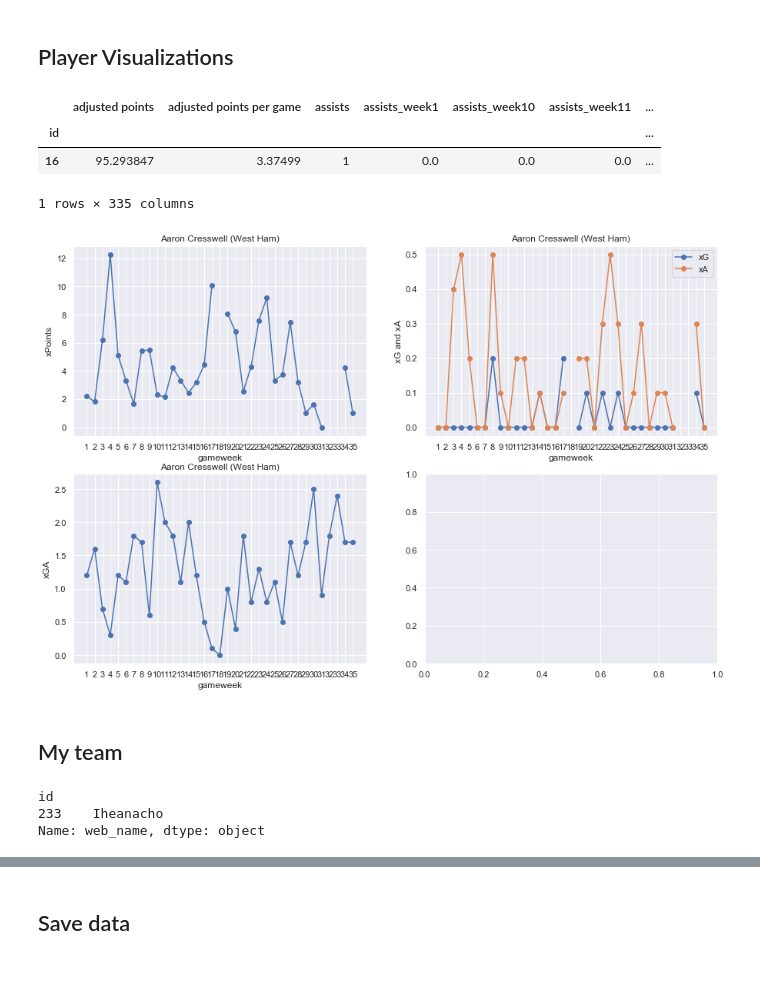
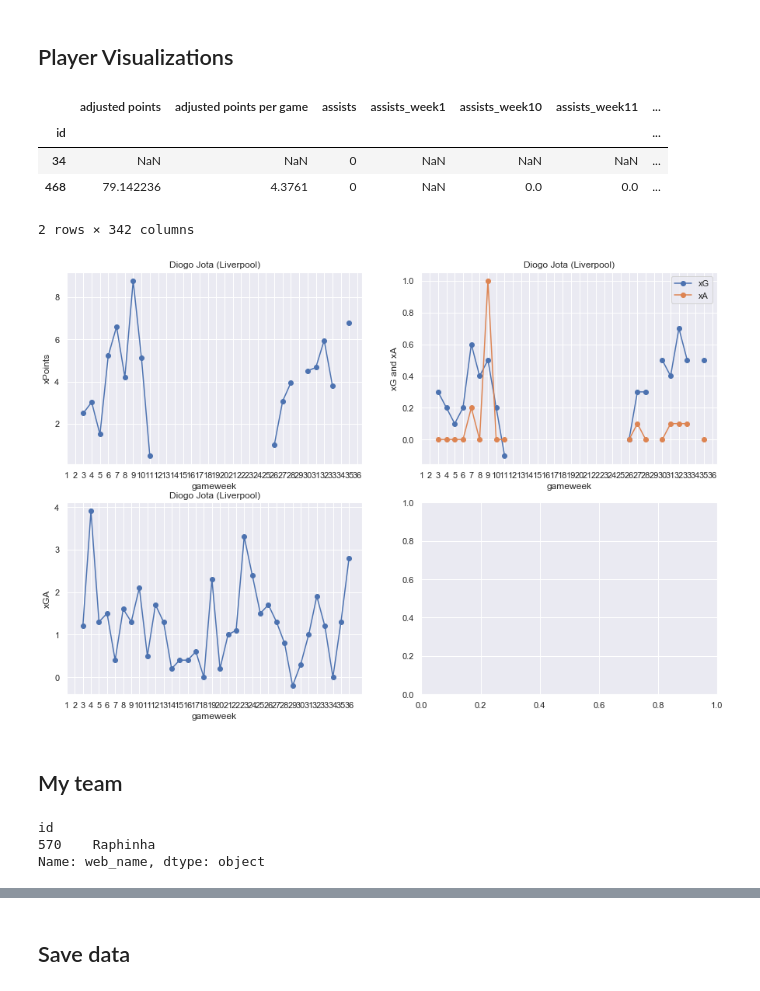
Before and after one commit to jaksticks/Fantasy-Premier-League, a Jupyter notebook: notebooks/4. playerEvaluation.ipynb, the cells around one changed output, grey strips where cells are left out. Saved outputs shown, nothing was run; the diff lists cells and outputs as text; code cells hidden in the pictures.

```diff
--- a/notebooks/4. playerEvaluation.ipynb
+++ b/notebooks/4. playerEvaluation.ipynb
@@ -4,7 +4,7 @@
 Here we compare players based on their adjusted points. Also, we calculate some useful metrics using the adjusted points to further evaluate player performance in FPL.
 # %%
 # recent gameweek
-gameweek = 35
+gameweek = 36
 # %%
 # import basic libraries
 import pandas as pd
@@ -302,52 +302,53 @@ for i in range(1,gameweek+1):
 #display(column_xPoints)
 # %%
 # find player index
-name_string = 'Holding'
+name_string = 'Jota'
 playersFound = df[df['web_name'].str.contains(name_string)]
 display(playersFound)
 # plot xPoints over time
 #ix = playersFound.index[0]
-ix = 435
+ix = 468
 
 fig,ax = plt.subplots(2,2,figsize=(15,10))
 
 ax[0,0].plot(game_weeks, df.loc[ix,column_xPoints], marker='o')
 title_string = df.loc[ix,'first_name'] + ' ' + df.loc[ix,'second_name'] + ' (' + df.loc[ix,'team_name'] + ')'
 ax[0,0].set_title(title_string)
 ax[0,0].set_xlabel('gameweek')
 ax[0,0].set_ylabel('xPoints')
 ax[0,0].set_xticks(game_weeks)
 
 ax[0,1].plot(game_weeks, df.loc[ix,column_xG], marker='o')
 ax[0,1].plot(game_weeks, df.loc[ix,column_xA], marker='o')
 ax[0,1].legend(('xG','xA'))
 title_string = df.loc[ix,'first_name'] + ' ' + df.loc[ix,'second_name'] + ' (' + df.loc[ix,'team_name'] + ')'
 ax[0,1].set_title(title_string)
 ax[0,1].set_xlabel('gameweek')
 ax[0,1].set_ylabel('xG and xA')
 ax[0,1].set_xticks(game_weeks)
 
 ax[1,0].plot(game_weeks, df.loc[ix,column_xGA], marker='o')
 title_string = df.loc[ix,'first_name'] + ' ' + df.loc[ix,'second_name'] + ' (' + df.loc[ix,'team_name'] + ')'
 ax[1,0].set_title(title_string)
 ax[1,0].set_xlabel('gameweek')
 ax[1,0].set_ylabel('xGA')
 ax[1,0].set_xticks(game_weeks)
 
 plt.show()
 # %% [output]
 |  | adjusted points | adjusted points per game | assists | assists_week1 | assists_week10 | assists_week11 | ... |
 | id |  |  |  |  |  |  | ... |
-| 16 | 95.293847 | 3.37499 | 1 | 0.0 | 0.0 | 0.0 | ... |
+| 34 | NaN | NaN | 0 | NaN | NaN | NaN | ... |
+| 468 | 79.142236 | 4.3761 | 0 | NaN | 0.0 | 0.0 | ... |
-1 rows × 335 columns
+2 rows × 342 columns
-[figure, old version]
+[figure, new version]
 # %% [markdown]
 ## My team
 # %%
 # find player index
-df.loc[df['web_name'].str.contains('Ihean'),'web_name']
+df.loc[df['web_name'].str.contains('Raphinha'),'web_name']
 # %% [output]
 id
-233    Iheanacho
+570    Raphinha
 Name: web_name, dtype: object
 # %%
```
Also changed, not shown: parts of 8 cells of this notebook, 7 other files.
